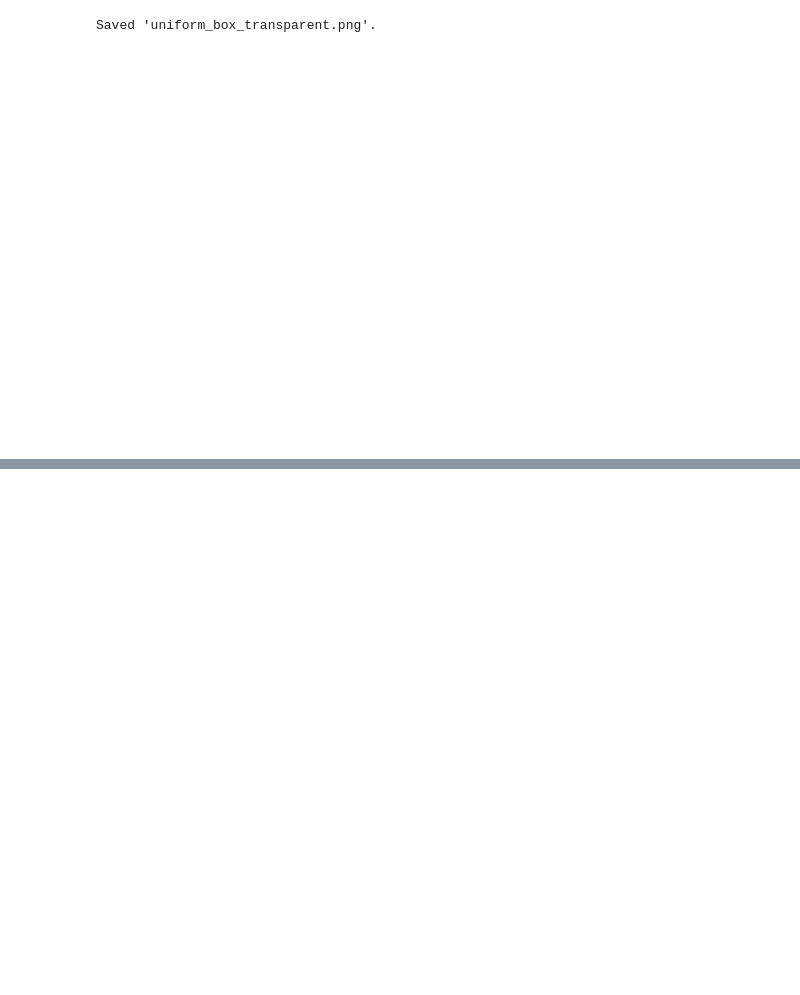
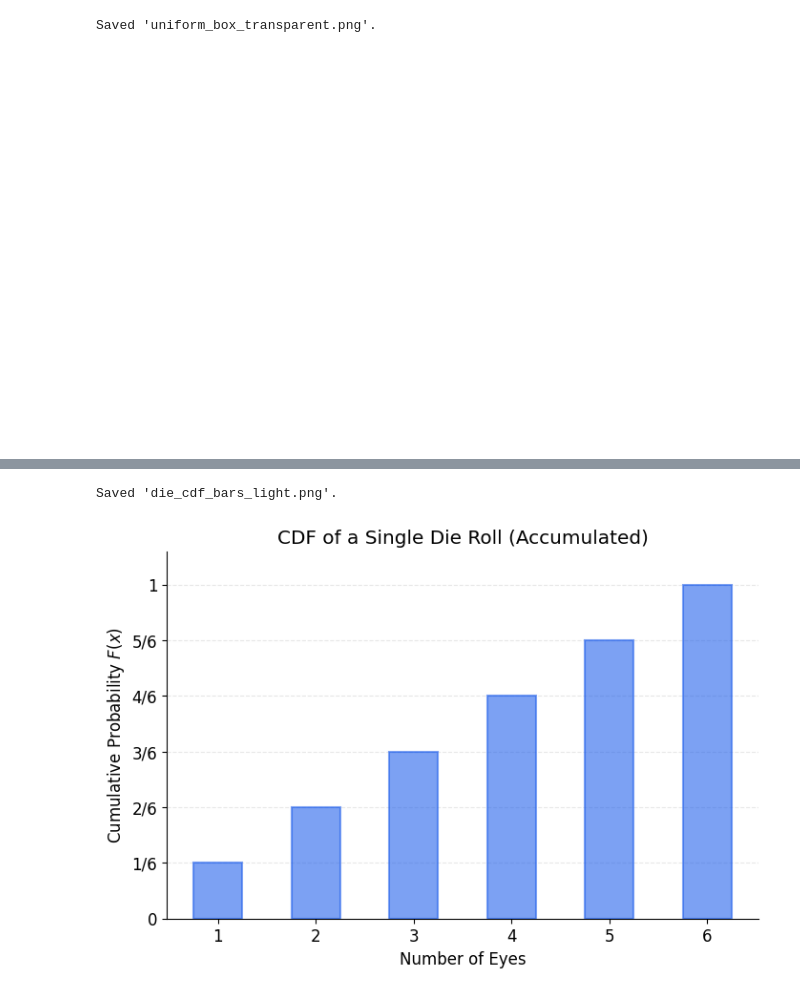
Before and after one commit to Xorgh/STA1, a Jupyter notebook: 04_Kontinuerte_fordelinger_I_grundbegreber_og_modeller/plots.ipynb, the cells around one changed output, grey strips where cells are left out. Drawn from its saved outputs; the diff is of its cells as text; code cells hidden in the pictures; blank space fills up the shorter version.

```diff
--- a/04_Kontinuerte_fordelinger_I_grundbegreber_og_modeller/plots.ipynb
+++ b/04_Kontinuerte_fordelinger_I_grundbegreber_og_modeller/plots.ipynb
@@ -1327,0 +1542,78 @@ Saved 'uniform_box_transparent.png'.
+# %%
+import numpy as np
+import matplotlib.pyplot as plt
+
+# ---------------------------
+# STYLE SETTINGS (Light Theme)
+# ---------------------------
+plt.rcParams.update({
+    'text.color': 'black',
+    'axes.labelcolor': 'black',
+    'xtick.color': 'black',
+    'ytick.color': 'black',
+    'axes.edgecolor': 'black',
+    'figure.facecolor': 'white',
+    'axes.facecolor': 'white',
+    'savefig.facecolor': 'white',
+    'font.size': 12
+})
+
+if __name__ == "__main__":
+
+    # 1. Data Setup
+    # Outcomes: 1, 2, 3, 4, 5, 6
+    outcomes = np.arange(1, 7)
+
+    # Cumulative Probabilities: 1/6, 2/6, 3/6, 4/6, 5/6, 6/6
+    cdf_values = outcomes / 6
+
+    # 2. Create Plot
+    fig, ax = plt.subplots(figsize=(8, 5))
+
+    # 3. Draw Vertical Bars
+    # We use a slight alpha (transparency) so the bars aren't too heavy
+    bars = ax.bar(
+        outcomes,
+        cdf_values,
+        color='#2563eb',
+        alpha=0.6,          # 60% opacity
+        edgecolor='#2563eb',  # Solid black border
+        linewidth=1.5,
+        width=0.5           # Thinner bars look cleaner
+    )
+
+    # 4. Axis Formatting
+
+    # X-Axis: 1 to 6
+    ax.set_xticks(outcomes)
+    ax.set_xticklabels(outcomes)
+    ax.set_xlabel("Number of Eyes")
+
+    # Y-Axis: Fractions
+    yticks = np.linspace(0, 1, 7) # [0, 1/6, 2/6 ... 1]
+    ylabels = ["0", "1/6", "2/6", "3/6", "4/6", "5/6", "1"]
+
+    ax.set_yticks(yticks)
+    ax.set_yticklabels(ylabels)
+    ax.set_ylim(0, 1.1) # Little bit of headroom
+    ax.set_ylabel("Cumulative Probability $F(x)$")
+
+    # 5. Clean Up
+    ax.set_title("CDF of a Single Die Roll (Accumulated)")
+
+    # Remove top and right frame lines
+    ax.spines['top'].set_visible(False)
+    ax.spines['right'].set_visible(False)
+
+    # Add a light grid behind the bars for easier reading
+    ax.grid(axis='y', linestyle='--', alpha=0.3, zorder=0)
+    ax.set_axisbelow(True) # Puts grid behind bars
+
+    # 6. Save and Show
+    fig.savefig("die_cdf_bars_light.png", dpi=300, bbox_inches="tight")
+    print("Saved 'die_cdf_bars_light.png'.")
+
+    plt.show()
+# %% [output]
+Saved 'die_cdf_bars_light.png'.
+[figure, added]
```
Also changed, not shown: parts of 7 cells of this notebook, 1 other file.
